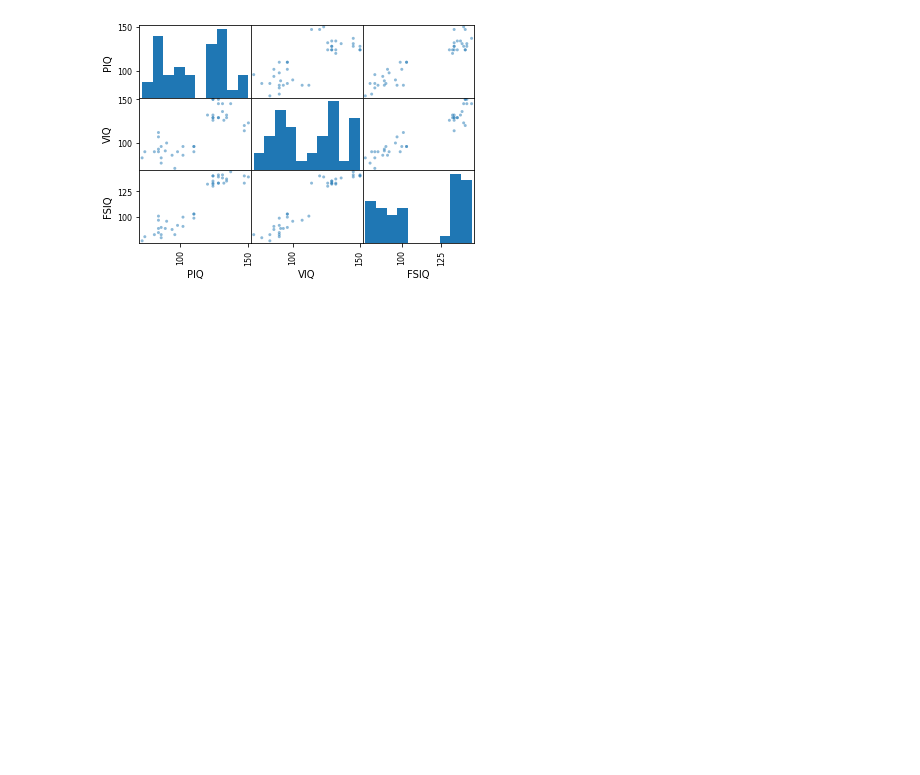
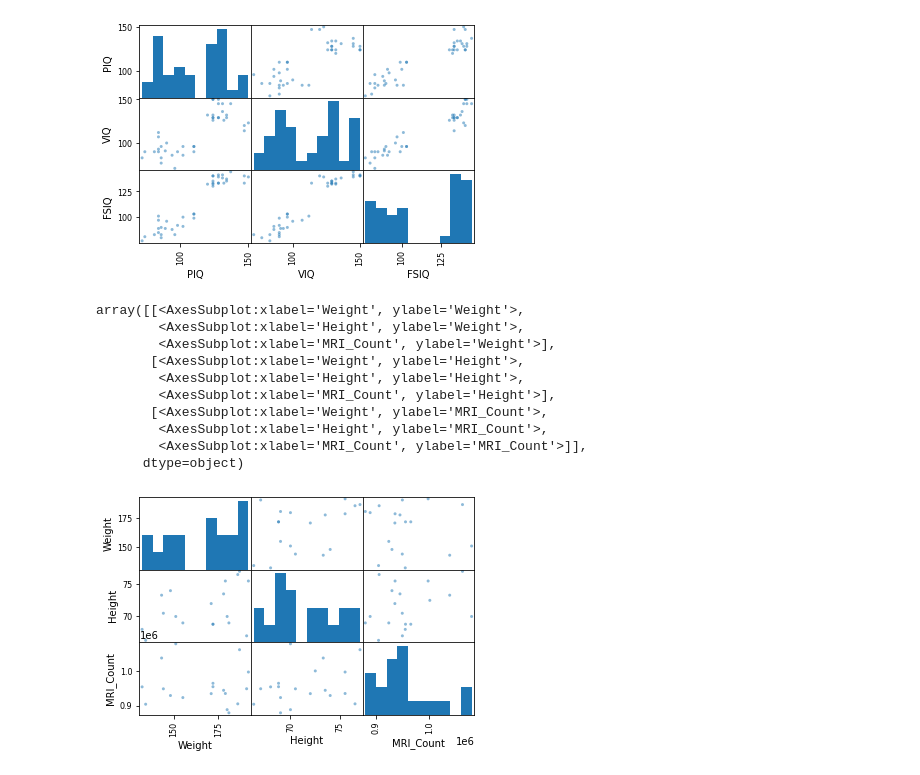
Before and after one commit to mattmcfa171/python_stats, a Jupyter notebook: python_stats_tutorial.ipynb, the cells around one changed output. Cells and saved outputs as stored; diff of their text form; code cells hidden in the pictures; blank space fills up the shorter version.

```diff
--- a/python_stats_tutorial.ipynb
+++ b/python_stats_tutorial.ipynb
@@ -142,3 +142,5 @@ array([[<AxesSubplot:xlabel='PIQ', ylabel='PIQ'>,
         <AxesSubplot:xlabel='VIQ', ylabel='FSIQ'>,
         <AxesSubplot:xlabel='FSIQ', ylabel='FSIQ'>]], dtype=object)
 [figure]
+# %%
+maledata = data[data['Gender'] == 'Male']
@@ -144,0 +149,14 @@ array([[<AxesSubplot:xlabel='PIQ', ylabel='PIQ'>,
+# %%
+plotting.scatter_matrix(maledata[['Weight', 'Height', 'MRI_Count']])
+# %% [output]
+array([[<AxesSubplot:xlabel='Weight', ylabel='Weight'>,
+        <AxesSubplot:xlabel='Height', ylabel='Weight'>,
+        <AxesSubplot:xlabel='MRI_Count', ylabel='Weight'>],
+       [<AxesSubplot:xlabel='Weight', ylabel='Height'>,
+        <AxesSubplot:xlabel='Height', ylabel='Height'>,
+        <AxesSubplot:xlabel='MRI_Count', ylabel='Height'>],
+       [<AxesSubplot:xlabel='Weight', ylabel='MRI_Count'>,
+        <AxesSubplot:xlabel='Height', ylabel='MRI_Count'>,
+        <AxesSubplot:xlabel='MRI_Count', ylabel='MRI_Count'>]],
+      dtype=object)
+[figure, added]
```
Also changed, not shown: parts of 2 cells of this notebook.
